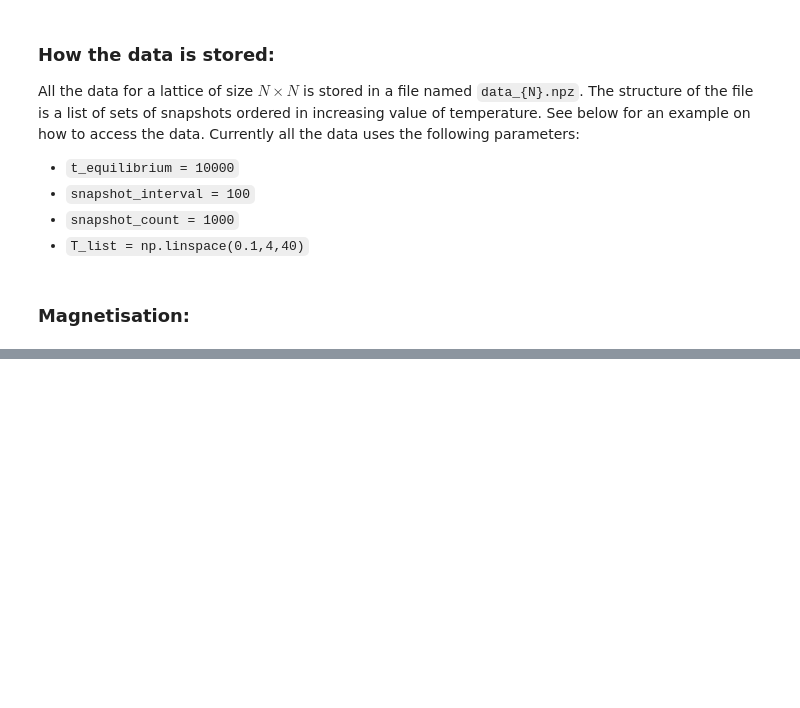
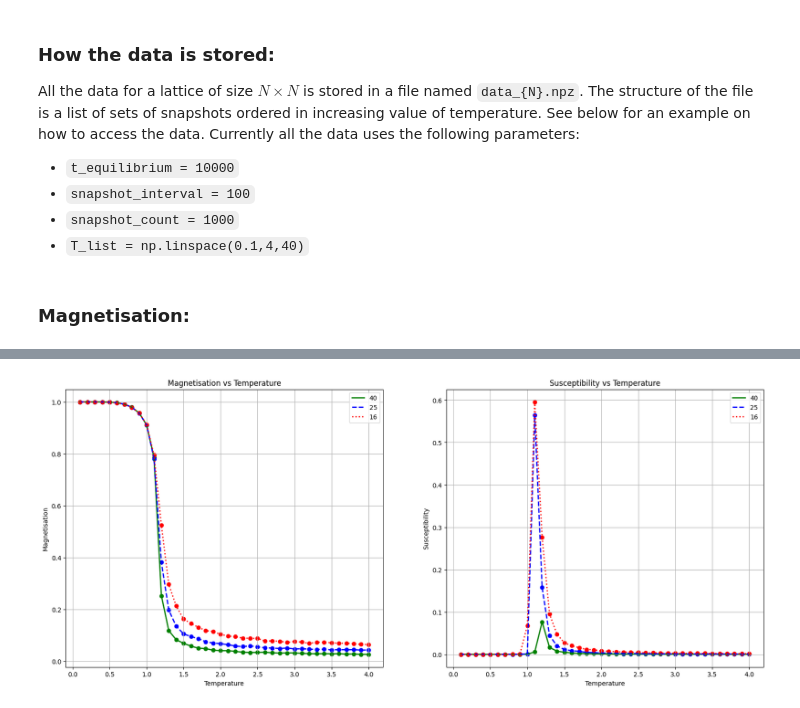
Before and after one commit to Newtech66/2D_Ising_Model_sim, a Jupyter notebook: Python/metropolis_algorithm.ipynb, the cells around one changed output, grey strips where cells are left out. Cells and saved outputs as stored; diff of their text form; code cells hidden in the pictures; blank space fills up the shorter version.

```diff
--- a/Python/metropolis_algorithm.ipynb
+++ b/Python/metropolis_algorithm.ipynb
@@ -83,7 +83,7 @@ def mc_timestep_odd(lattices,Ts_scale,nn_mask,black_mask,white_mask):
     for j in range(N):
         del_E = lattices[:,N-1,j]*(lattices[:,N-1,j-1]+lattices[:,N-1,j+1-N]+lattices[:,N-2,j]+lattices[:,0,j])
         reject = del_E - rand[:,N-1,j]
-        lattices[:,i,N-1] *= np.sign(reject).astype(np.int8)
+        lattices[:,N-1,j] *= np.sign(reject).astype(np.int8)
 # %% [markdown]
 <h3>Simulating and gathering snapshots:</h3>
 
@@ -245,0 +206,86 @@ plt.show()
+# %%
+# Calculate quantities
+magnetisation_40_new = get_mag('data_40.npz',40,1000,40)
+susceptibility_40_new = get_susceptibility('data_40.npz', 40, 1000, 40)
+energy_40_new = get_energy('data_40.npz', 40, 1000, 40)
+specific_heat_40_new = get_specific_heat('data_40.npz', 40, 1000, 40)
+
+magnetisation_25_new = get_mag('data_25.npz',25,1000,40)
+susceptibility_25_new = get_susceptibility('data_25.npz', 25, 1000, 40)
+energy_25_new = get_energy('data_25.npz', 25, 1000, 40)
+specific_heat_25_new = get_specific_heat('data_25.npz', 25, 1000, 40)
+
+magnetisation_16_new = get_mag('data_16.npz',16,1000,40)
+susceptibility_16_new = get_susceptibility('data_16.npz', 16, 1000, 40)
+energy_16_new = get_energy('data_16.npz', 16, 1000, 40)
+specific_heat_16_new = get_specific_heat('data_16.npz', 16, 1000, 40)
+# %%
+# Set the figure size
+plt.figure(figsize=(20, 8))
+
+# Plot Magnetisation vs Temperature
+plt.subplot(121)
+plt.plot(T_list, magnetisation_40_new, c='green', label='40', linewidth=2)
+plt.plot(T_list, magnetisation_25_new, c='blue', label='25', linewidth=2, linestyle='--')
+plt.plot(T_list, magnetisation_16_new, c='red', label='16', linewidth=2, linestyle=':')
+plt.scatter(T_list, magnetisation_40_new, c='green')
+plt.scatter(T_list, magnetisation_25_new, c='blue')
+plt.scatter(T_list, magnetisation_16_new, c='red')
+plt.title('Magnetisation vs Temperature')
+plt.xlabel('Temperature')
+plt.ylabel('Magnetisation')
+plt.grid(True)
+plt.legend()
+
+# Plot Susceptibility vs Temperature
+plt.subplot(122)
+plt.plot(T_list, susceptibility_40_new, c='green', label='40', linewidth=2)
+plt.plot(T_list, susceptibility_25_new, c='blue', label='25', linewidth=2, linestyle='--')
+plt.plot(T_list, susceptibility_16_new, c='red', label='16', linewidth=2, linestyle=':')
+plt.scatter(T_list, susceptibility_40_new, c='green')
+plt.scatter(T_list, susceptibility_25_new, c='blue')
+plt.scatter(T_list, susceptibility_16_new, c='red')
+plt.title('Susceptibility vs Temperature')
+plt.xlabel('Temperature')
+plt.ylabel('Susceptibility')
+plt.grid(True)
+plt.legend()
+
+# Show the plots
+plt.show()
+
+# Set the figure size for the next set of plots
+plt.figure(figsize=(20, 8))
+
+# Plot Energy vs Temperature
+plt.subplot(121)
+plt.plot(T_list, energy_40_new, c='green', label='40', linewidth=2)
+plt.plot(T_list, energy_25_new, c='blue', label='25', linewidth=2, linestyle='--')
+plt.plot(T_list, energy_16_new, c='red', label='16', linewidth=2, linestyle=':')
+plt.scatter(T_list, energy_40_new, c='green')
+plt.scatter(T_list, energy_25_new, c='blue')
+plt.scatter(T_list, energy_16_new, c='red')
+plt.title('Energy vs Temperature')
+plt.xlabel('Temperature')
+plt.ylabel('Energy')
+plt.grid(True)
+plt.legend()
+
+# Plot Specific Heat vs Temperature
+plt.subplot(122)
+plt.plot(T_list, specific_heat_40_new, c='green', label='40', linewidth=2)
+plt.plot(T_list, specific_heat_25_new, c='blue', label='25', linewidth=2, linestyle='--')
+plt.plot(T_list, specific_heat_16_new, c='red', label='16', linewidth=2, linestyle=':')
+plt.scatter(T_list, specific_heat_40_new, c='green')
+plt.scatter(T_list, specific_heat_25_new, c='blue')
+plt.scatter(T_list, specific_heat_16_new, c='red')
+plt.title('Specific Heat vs Temperature')
+plt.xlabel('Temperature')
+plt.ylabel('Specific Heat')
+plt.grid(True)
+plt.legend()
+
+# Show the plots
+plt.show()
+# %% [output]
+[figure, added]
```
Also changed, not shown: parts of 7 cells of this notebook.
